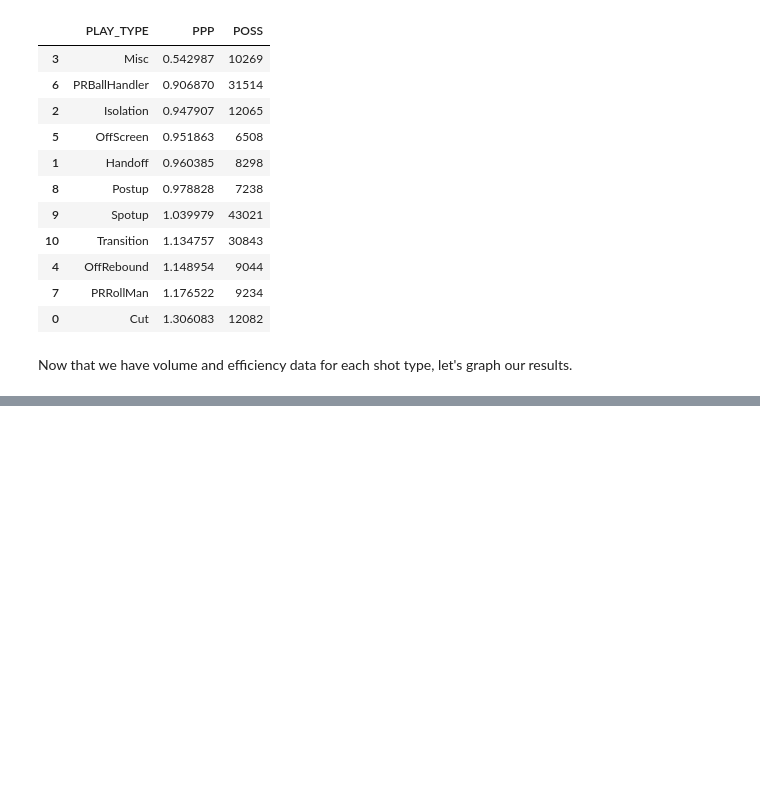
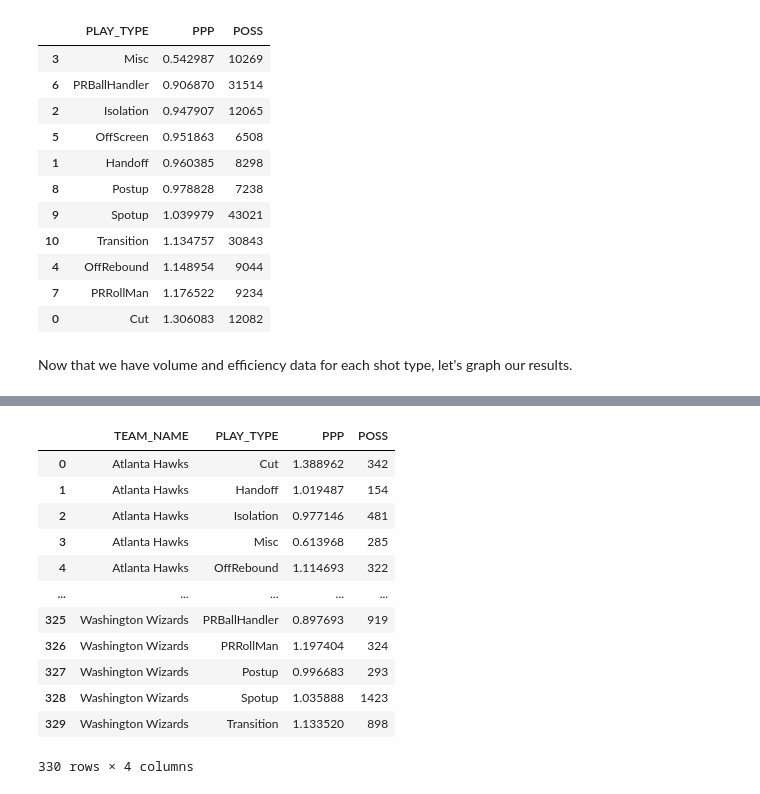
Before and after one commit to velgador0/nba, a Jupyter notebook: nba_possession_eda.ipynb, the cells around one changed output, grey strips where cells are left out. Cells and saved outputs as stored; diff of their text form; code cells hidden in the pictures; blank space fills up the shorter version.

Commit message:
Team Level Analysis and Graphs added

```diff
--- a/nba_possession_eda.ipynb
+++ b/nba_possession_eda.ipynb
@@ -135,0 +152,26 @@ Next, let's look at the number of possessions utilized for each shot type.
+# %%
+# create new dataframe for this analysis
+df_team = df.sort_values('PLAY_TYPE')
+
+# group data by team and play type, then calculate PPP with weighted average
+df_team_PPP = df_team.groupby(['TEAM_NAME','PLAY_TYPE']).apply(lambda x: np.average(x['PPP'], weights=x['POSS'])).reset_index(name='PPP')
+
+# calculate sum of possessions
+df_team_possessions = df_team.groupby(['TEAM_NAME','PLAY_TYPE'])['POSS'].sum().reset_index()
+
+df_team = pd.merge(df_team_PPP,df_team_possessions)
+df_team.sort_values(['TEAM_NAME','PLAY_TYPE'])
+# %% [output]
+|  | TEAM_NAME | PLAY_TYPE | PPP | POSS |
+| 0 | Atlanta Hawks | Cut | 1.388962 | 342 |
+| 1 | Atlanta Hawks | Handoff | 1.019487 | 154 |
+| 2 | Atlanta Hawks | Isolation | 0.977146 | 481 |
+| 3 | Atlanta Hawks | Misc | 0.613968 | 285 |
+| 4 | Atlanta Hawks | OffRebound | 1.114693 | 322 |
+| ... | ... | ... | ... | ... |
+| 325 | Washington Wizards | PRBallHandler | 0.897693 | 919 |
+| 326 | Washington Wizards | PRRollMan | 1.197404 | 324 |
+| 327 | Washington Wizards | Postup | 0.996683 | 293 |
+| 328 | Washington Wizards | Spotup | 1.035888 | 1423 |
+| 329 | Washington Wizards | Transition | 1.133520 | 898 |
+330 rows × 4 columns
```
Also changed, not shown: parts of 9 cells of this notebook.
